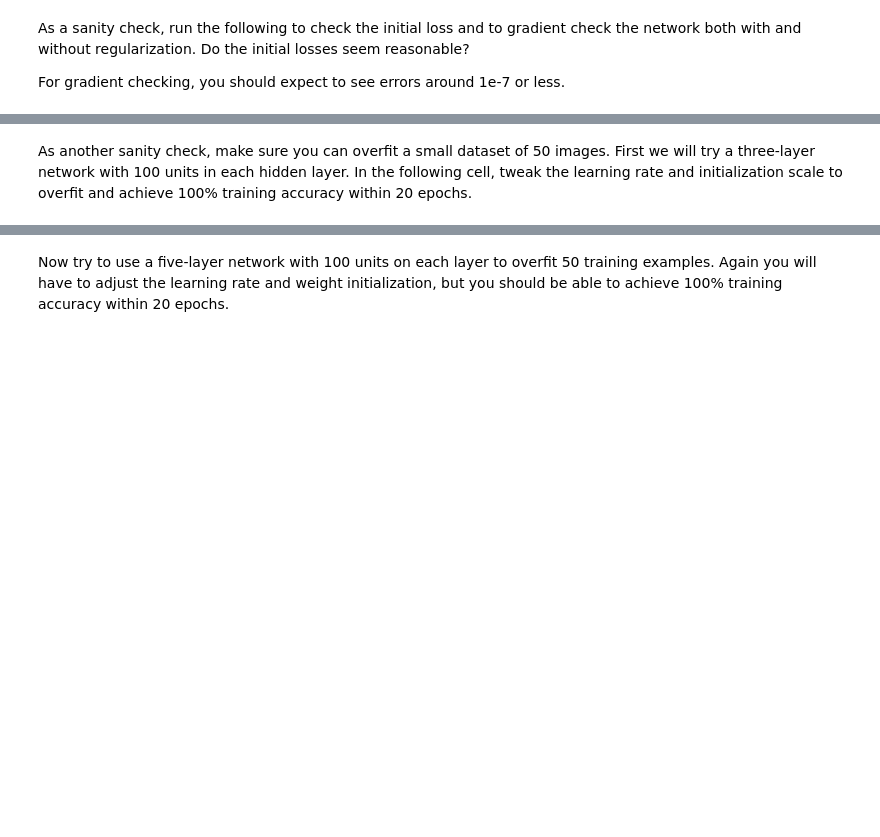
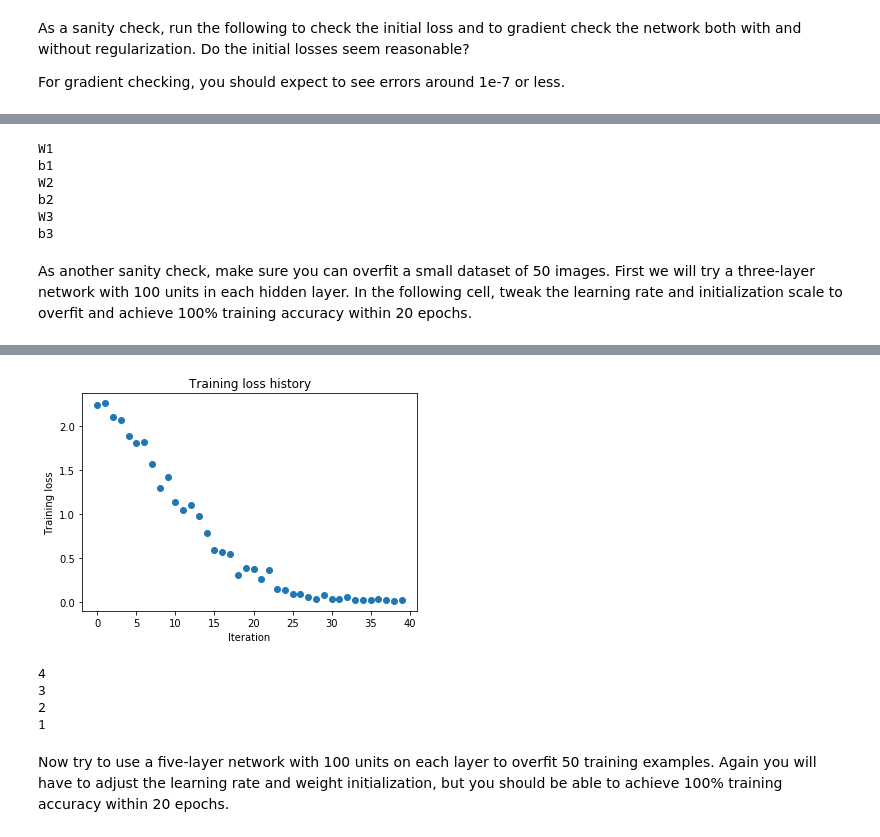
Before and after one commit to atlasbc/cs231n_assignments_2018, a Jupyter notebook: spring1718_assignment2_v2/FullyConnectedNets-Copy1.ipynb, the cells around one changed output, grey strips where cells are left out. Saved outputs shown, nothing was run; the diff lists cells and outputs as text; code cells hidden in the pictures; blank space fills up the shorter version.

```diff
--- a/spring1718_assignment2_v2/FullyConnectedNets-Copy1.ipynb
+++ b/spring1718_assignment2_v2/FullyConnectedNets-Copy1.ipynb
@@ -412,3 +488,13 @@ for reg in [0, 3.14]:
+# %%
+for param in model.params:
+    print(param)
+# %% [output]
+W1
+b1
+W2
+b2
+W3
+b3
 # %% [markdown]
 As another sanity check, make sure you can overfit a small dataset of 50 images. First we will try a three-layer network with 100 units in each hidden layer. In the following cell, tweak the learning rate and initialization scale to overfit and achieve 100% training accuracy within 20 epochs.
 # %%
@@ -424,7 +510,7 @@ small_data = {
 }
 
 weight_scale = 1e-2
-learning_rate = 1e-4
+learning_rate = 1e-2
 model = FullyConnectedNet([100, 100],
               weight_scale=weight_scale, dtype=np.float64)
 solver = Solver(model, small_data,
@@ -441,3 +527,4 @@ plt.title('Training loss history')
 plt.xlabel('Iteration')
 plt.ylabel('Training loss')
 plt.show()
+# %% [output]
@@ -444,3 +548,12 @@ plt.show()
+[figure, added]
+# %%
+for i in range(4, 0, -1):
+    print(i)
+# %% [output]
+4
+3
+2
+1
 # %% [markdown]
 Now try to use a five-layer network with 100 units on each layer to overfit 50 training examples. Again you will have to adjust the learning rate and weight initialization, but you should be able to achieve 100% training accuracy within 20 epochs.
 # %%
```
Also changed, not shown: parts of 9 cells of this notebook, 2 other files.
